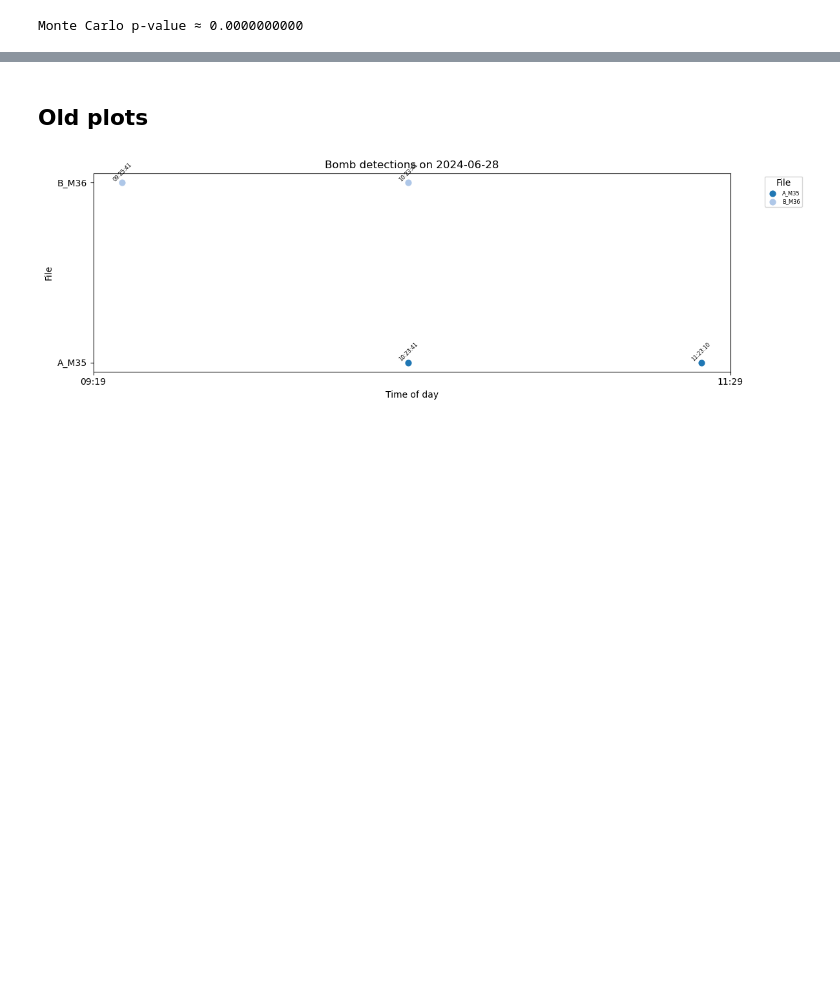
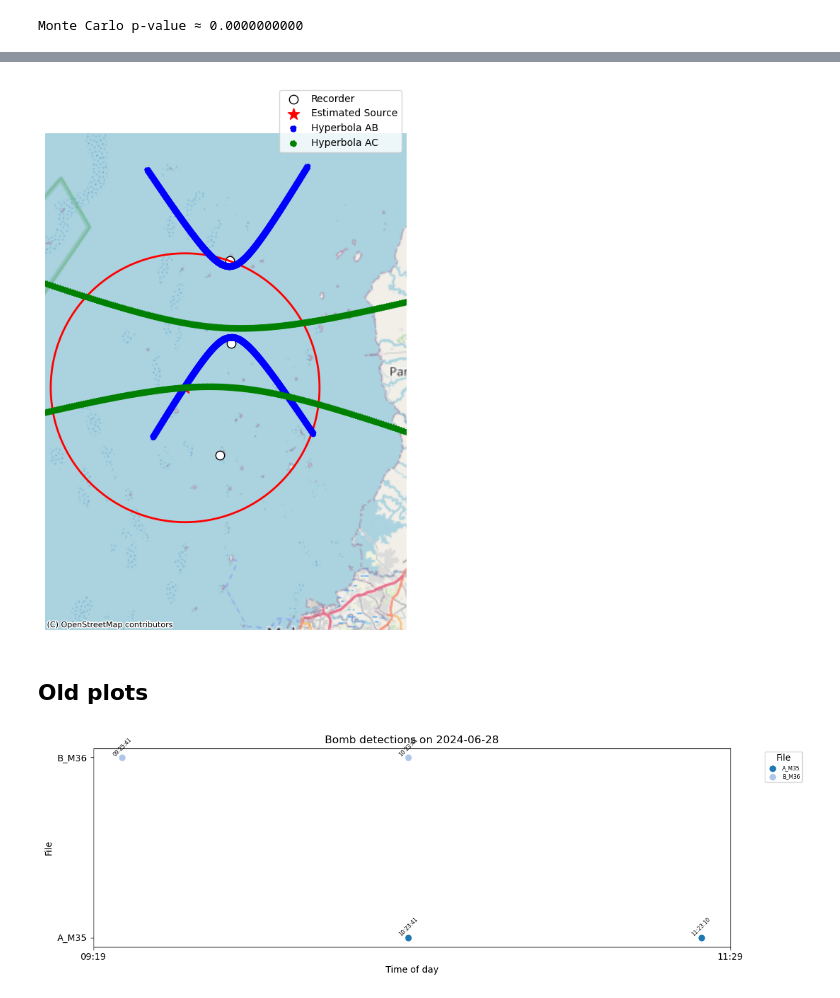
Before and after one commit to BenUCL/Bomb-Fishing, a Jupyter notebook: code/misc/timeline_plots.ipynb, the cells around one changed output, grey strips where cells are left out. Saved outputs shown, nothing was run; the diff lists cells and outputs as text; code cells hidden in the pictures; blank space fills up the shorter version.

Commit message:
plot hyperbola

```diff
--- a/code/misc/timeline_plots.ipynb
+++ b/code/misc/timeline_plots.ipynb
@@ -290,0 +390,89 @@ Monte Carlo p-value ≈ 0.0000000000
+# %%
+# CELL 2: Standalone map with hyperbolae in Web Mercator coordinates
+import geopandas as gpd
+import matplotlib.pyplot as plt
+import contextily as ctx
+import numpy as np
+from math import sqrt
+from shapely.geometry import Point
+
+# Assumes CELL1 has produced rec_map (GeoDataFrame, EPSG:3857)
+# and src_map (GeoDataFrame, EPSG:3857).
+# If not, recreate recorder GeoDataFrame in EPSG:3857 here:
+rec_map = gpd.GeoDataFrame(
+    {'label':['A','B','C']},
+    geometry=[Point(lon, lat) for lat, lon in a_coords_geo], crs='EPSG:4326'
+).to_crs(epsg=3857)
+src_map = gpd.GeoDataFrame(
+    {'label':['Source']},
+    geometry=[Point(lon_est, lat_est)], crs='EPSG:4326'
+).to_crs(epsg=3857)
+
+# Extract mercator coordinates for hyperbola foci
+rec_coords_merc = list(zip(rec_map.geometry.x, rec_map.geometry.y))
+# Compute detection time differences (m)
+delta21 = c * (times[1].timestamp() - times[0].timestamp())
+delta31 = c * (times[2].timestamp() - times[0].timestamp())
+
+# Hyperbola generator in Mercator meters
+def gen_hyp_merc(f1: tuple, f2: tuple, delta: float, num: int = 300):
+    x1, y1 = f1
+    x2, y2 = f2
+    c_f = np.hypot(x2 - x1, y2 - y1) / 2
+    a = abs(delta) / 2
+    b = sqrt(max(c_f**2 - a**2, 0))
+    xc, yc = (x1 + x2) / 2, (y1 + y2) / 2
+    theta = np.arctan2(y2 - y1, x2 - x1)
+    u = np.linspace(-2, 2, num)
+    pts_branches = []
+    for sign in (1, -1):
+        xp = sign * a * np.cosh(u)
+        yp = b * np.sinh(u)
+        xr = xc + xp * np.cos(theta) - yp * np.sin(theta)
+        yr = yc + xp * np.sin(theta) + yp * np.cos(theta)
+        pts_branches.append(np.vstack((xr, yr)).T)
+    return pts_branches
+
+# Generate hyperbolae for AB and AC
+branches_ab = gen_hyp_merc(rec_coords_merc[0], rec_coords_merc[1], delta21)
+branches_ac = gen_hyp_merc(rec_coords_merc[0], rec_coords_merc[2], delta31)
+
+# Plot standalone
+fig, ax = plt.subplots(figsize=(8, 8))
+# Plot recorders and source
+rec_map.plot(ax=ax, color='white', edgecolor='black', markersize=80, label='Recorder')
+src_map.plot(ax=ax, color='red', marker='*', markersize=150, label='Estimated Source')
+# Hearing radius circle
+earth_circle = Point(src_map.geometry.x.iloc[0], src_map.geometry.y.iloc[0]).buffer(radius_km*1000, resolution=100)
+circle_gdf = gpd.GeoSeries([earth_circle], crs='EPSG:3857')
+circle_gdf.plot(ax=ax, edgecolor='red', linewidth=2, facecolor='none', label=f'Radius = {radius_km:.2f} km')
+# Plot hyperbolae branches with labels
+for branch in branches_ab:
+    hyp_line = gpd.GeoSeries([Point(x, y) for x, y in branch], crs='EPSG:3857')
+    hyp_line.plot(ax=ax, linestyle='--', color='blue', linewidth=1, label='Hyperbola AB')
+for branch in branches_ac:
+    hyp_line = gpd.GeoSeries([Point(x, y) for x, y in branch], crs='EPSG:3857')
+    hyp_line.plot(ax=ax, linestyle='-.', color='green', linewidth=1, label='Hyperbola AC')
+# Basemap
+try:
+    provider = ctx.providers.Stamen.Terrain
+except (AttributeError, KeyError):
+    provider = ctx.providers.OpenStreetMap.Mapnik
+ctx.add_basemap(ax, source=provider, crs='EPSG:3857')
+# Zoom to recorders extents with dynamic buffer (50% of max dimension)
+xmin, ymin, xmax, ymax = rec_map.total_bounds
+width = xmax - xmin
+height = ymax - ymin
+buf = max(width, height) * 0.9  # margin
+ax.set_xlim(xmin - buf, xmax + buf)
+ax.set_ylim(ymin - buf, ymax + buf)
+# Add legend
+handles, labels = ax.get_legend_handles_labels()
+# Remove duplicate labels
+unique = dict(zip(labels, handles))
+ax.legend(unique.values(), unique.keys(), loc='upper right')
+# Remove axes and final formatting
+ax.set_axis_off()
+plt.tight_layout()
+plt.show()
+# %% [output]
@@ -291,3 +481,4 @@ Monte Carlo p-value ≈ 0.0000000000
+[figure, added]
 # %% [markdown]
 ## Old plots
 # %%
```
Also changed, not shown: parts of 8 cells of this notebook.
